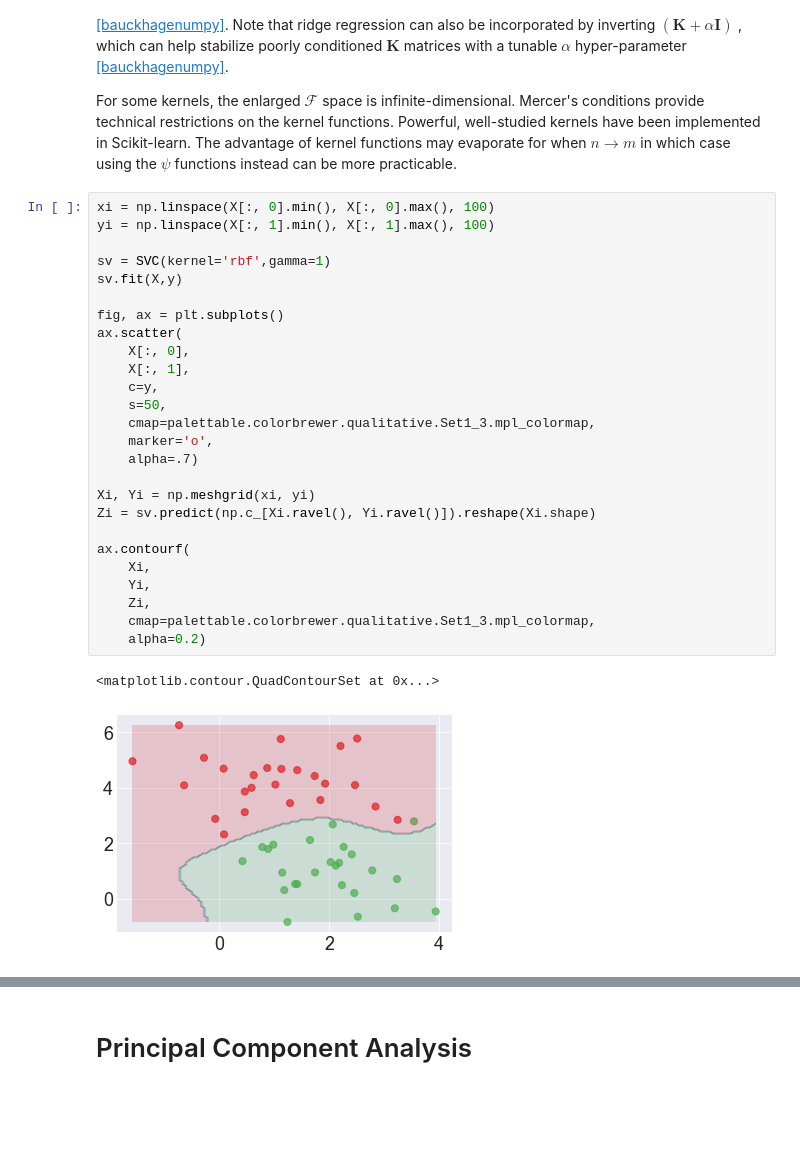
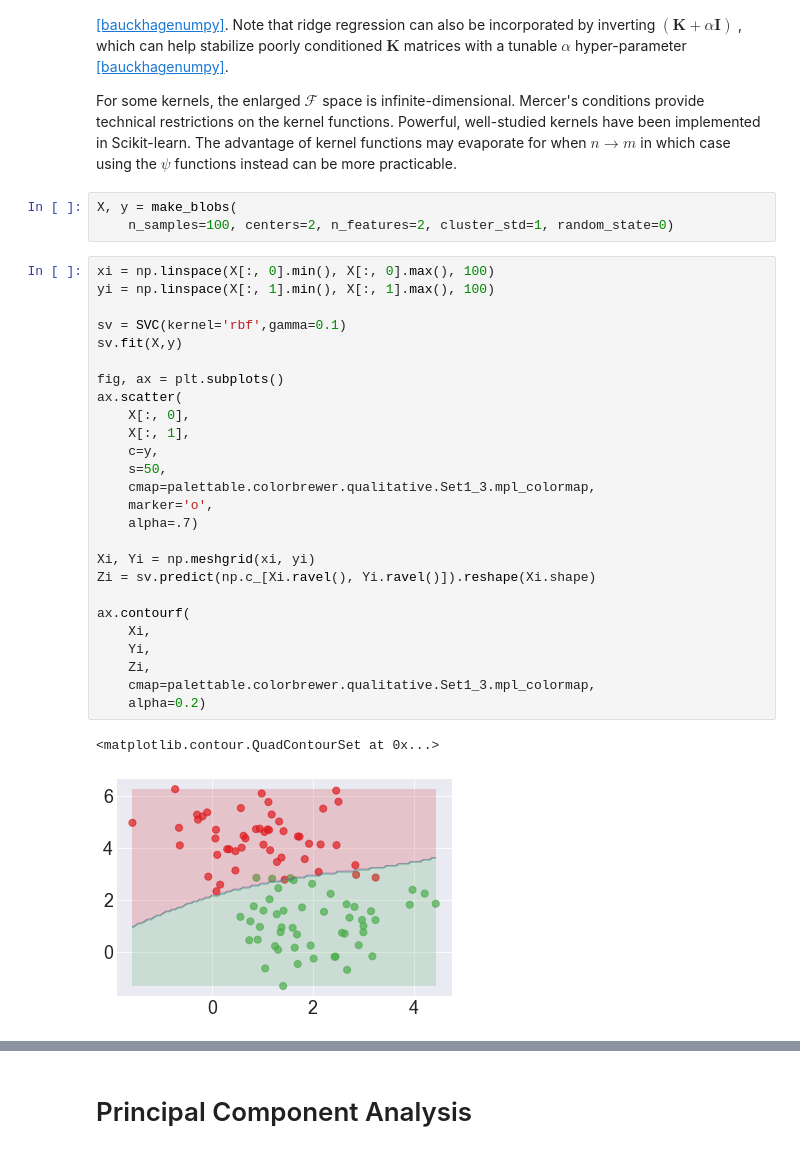
Before and after one commit to hvribeiro/MCSC1, a Jupyter notebook: aulas/04.4 - SVM, PCA, Clustering, and Ensemble Methods.ipynb, the cells around one changed output, grey strips where cells are left out. Drawn from its saved outputs; the diff is of its cells as text; blank space fills up the shorter version.

```diff
--- a/aulas/04.4 - SVM, PCA, Clustering, and Ensemble Methods.ipynb
+++ b/aulas/04.4 - SVM, PCA, Clustering, and Ensemble Methods.ipynb
@@ -552,35 +554,38 @@ That -->
 <!-- *Kernel methods pattern Taylor p.43* -->
 <!-- *Learning with Kernels, p.43* -->
 <!-- *An Intro to Machine Learning by james, p.362* -->
+# %%
+X, y = make_blobs(
+    n_samples=100, centers=2, n_features=2, cluster_std=1, random_state=0)
 # %%
 xi = np.linspace(X[:, 0].min(), X[:, 0].max(), 100)
 yi = np.linspace(X[:, 1].min(), X[:, 1].max(), 100)
 
-sv = SVC(kernel='rbf',gamma=1)
+sv = SVC(kernel='rbf',gamma=0.1)
 sv.fit(X,y)
 
 fig, ax = plt.subplots()
 ax.scatter(
     X[:, 0],
     X[:, 1],
     c=y,
     s=50,
     cmap=palettable.colorbrewer.qualitative.Set1_3.mpl_colormap,
     marker='o',
     alpha=.7)
 
 Xi, Yi = np.meshgrid(xi, yi)
 Zi = sv.predict(np.c_[Xi.ravel(), Yi.ravel()]).reshape(Xi.shape)
 
 ax.contourf(
     Xi,
     Yi,
     Zi,
     cmap=palettable.colorbrewer.qualitative.Set1_3.mpl_colormap,
     alpha=0.2)
 # %% [output]
 <matplotlib.contour.QuadContourSet at 0x...>
-[figure, old version]
+[figure, new version]
 # %%
 xi = np.linspace(X[:, 0].min(), X[:, 0].max(), 100)
 yi = np.linspace(X[:, 1].min(), X[:, 1].max(), 100)
```
Also changed, not shown: parts of 20 cells of this notebook.
